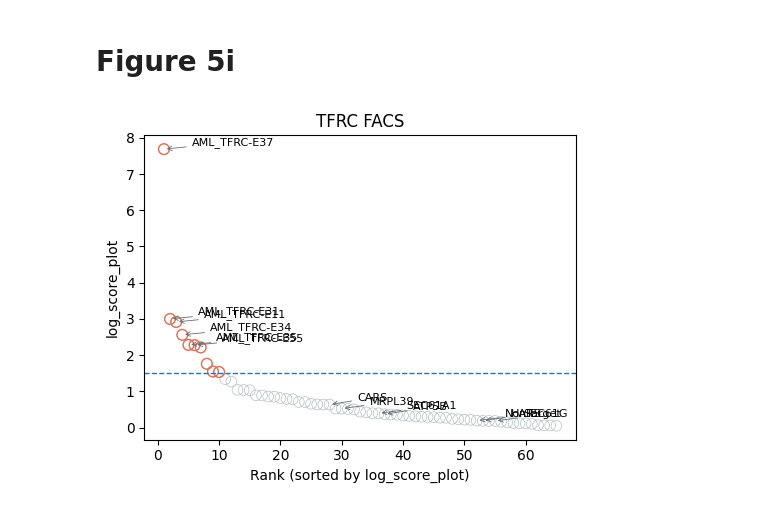
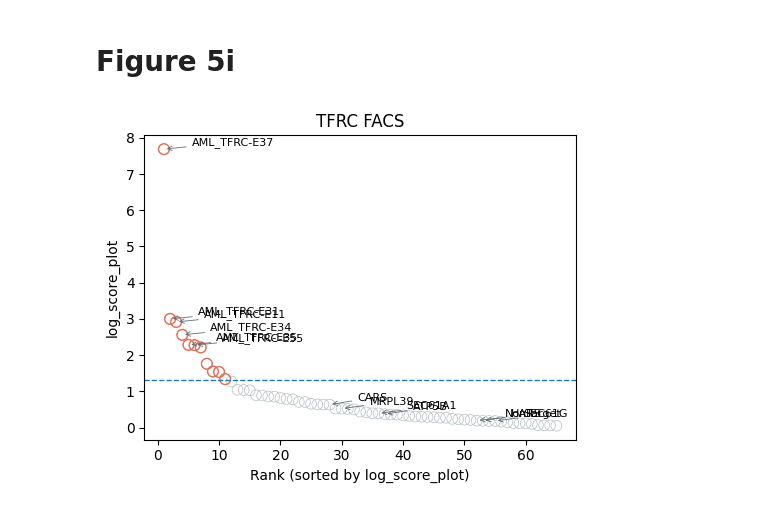
Before and after one commit to xmuhuanglab/eScreen, a Jupyter notebook: Analysis/Figure5.ipynb, the cells around one changed output. Drawn from its saved outputs; the diff is of its cells as text; code cells hidden in the pictures.

```diff
--- a/Analysis/Figure5.ipynb
+++ b/Analysis/Figure5.ipynb
@@ -556,7 +556,7 @@ df_rank = base_neg.sort_values(
     ascending=False
 ).reset_index(drop=True)
 df_rank['rank'] = df_rank.index + 1
-threshold = 1.5
+threshold = 1.3
 num_above_threshold = (df_rank['log_score_plot'] > threshold).sum()
 label_ids =['SEC61G','MRPL39','CARS','SEC61A1','ATP5B','HARS','NonTarget']+\
            ['AML_TFRC-E37', 'AML_TFRC-E31','AML_TFRC-E11','AML_TFRC-E34', 'AML_TFRC-E35', 'AML_TFRC-E55']
@@ -580,34 +580,34 @@ plt.scatter(
 )
 plt.axhline(
     y=threshold,
     linestyle='--',
     linewidth=1
 )
 plt.xlabel('Rank (sorted by log_score_plot)')
 plt.ylabel('log_score_plot')
 plt.title('TFRC FACS')
 df_label = df_rank[df_rank['id'].isin(label_ids)]
 for i, (_, row) in enumerate(df_label.iterrows()):
     y_offset = 5
     plt.annotate(
         row['id'],
         xy=(row['rank'], row['log_score_plot']),
         xytext=(20, y_offset),
         textcoords='offset points',
         fontsize=8,
         ha='left',
         va='center' if y_offset > 0 else 'top',
         arrowprops=dict(
             arrowstyle='->',
             linewidth=0.6,
             color='#636e72'
         )
     )
 plt.tight_layout()
 plt.savefig('figures/TFRCFACS_RRAplot.pdf',dpi=300)
 plt.show()
 # %% [output]
-[figure, old version]
+[figure, new version]
 # %%
 def calc_log_cols(df, score_col, pvalue_col, is_neg):
     df = df.copy()
```
Also changed, not shown: parts of 1 cell of this notebook.
